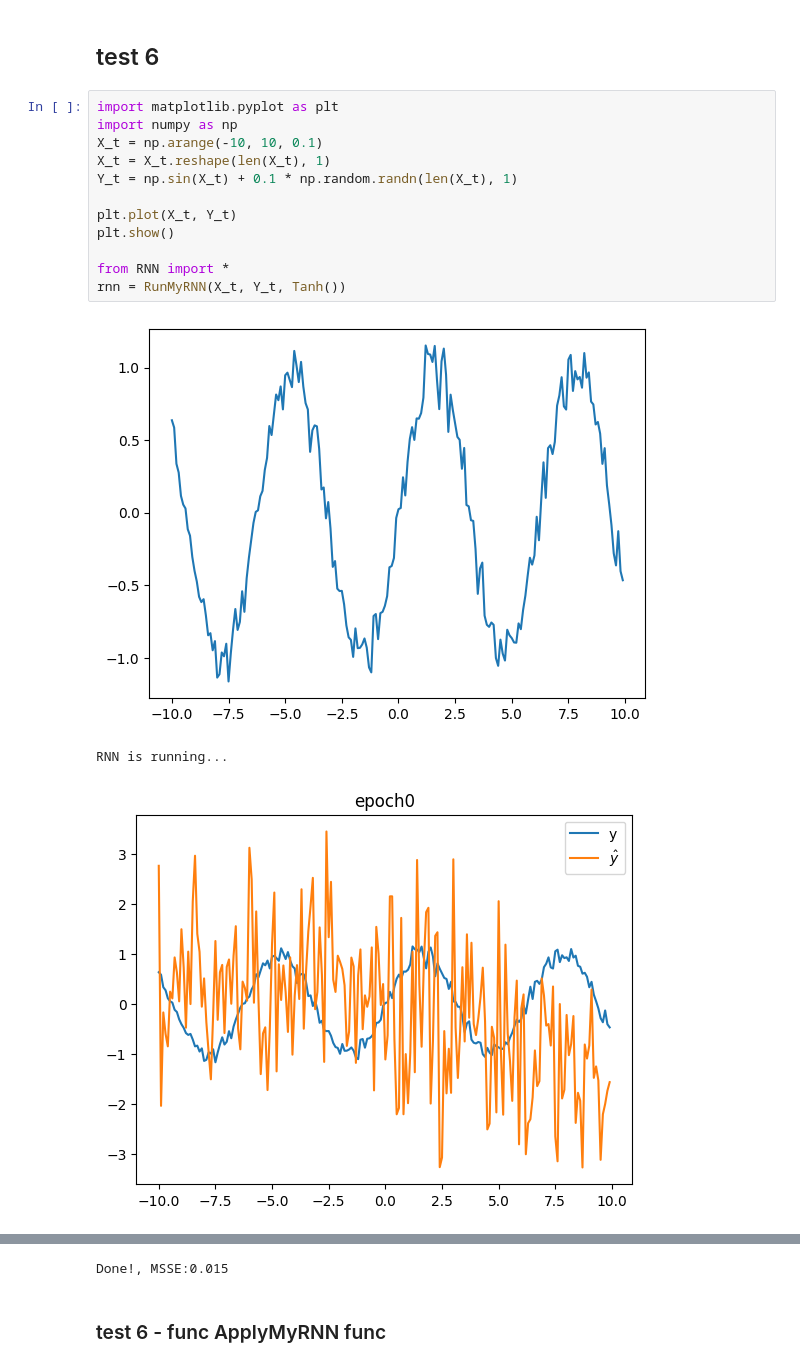
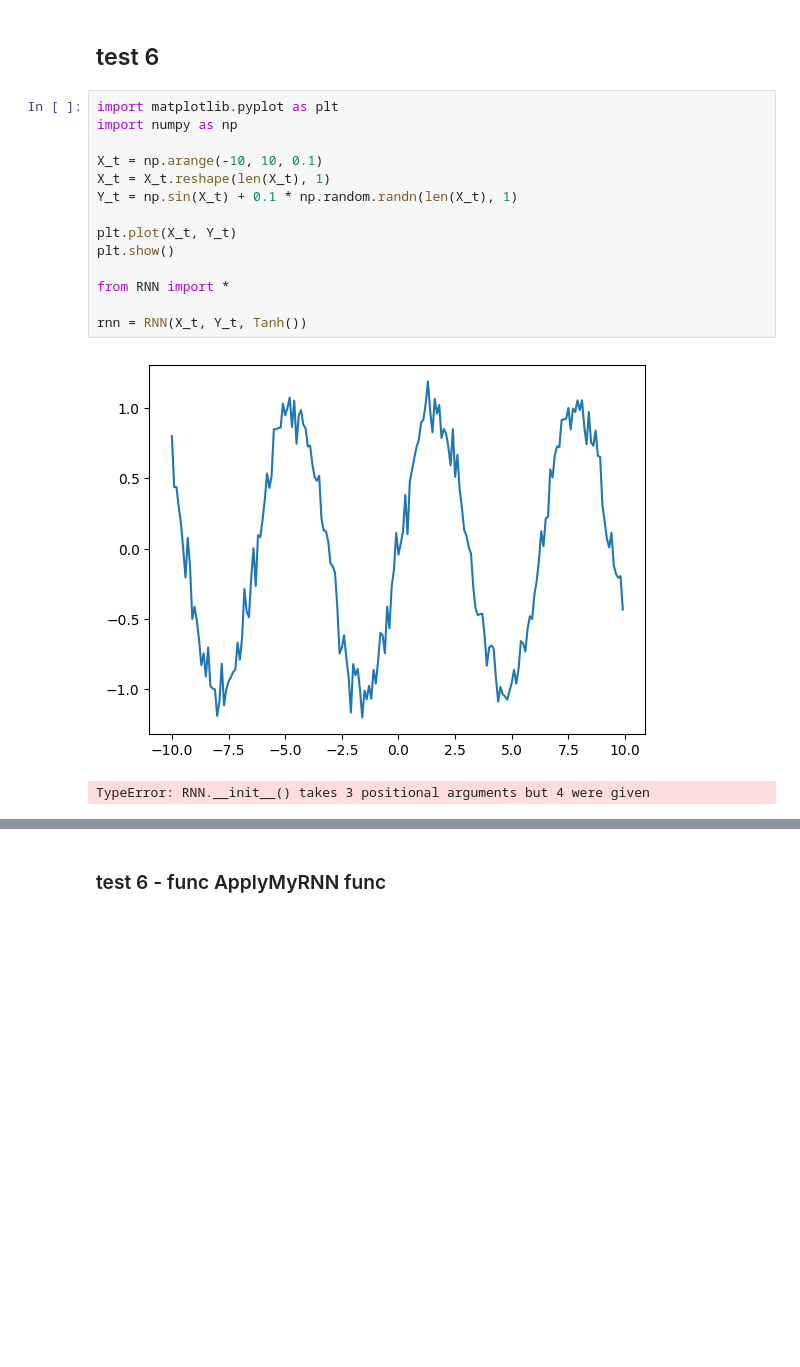
Before and after one commit to mohamadghoroobi/Deep_Learning_Review, a Jupyter notebook: 07_RNN_Application/testCell.ipynb, the cells around one changed output, grey strips where cells are left out. Drawn from its saved outputs; the diff is of its cells as text; blank space fills up the shorter version.

```diff
--- a/07_RNN_Application/testCell.ipynb
+++ b/07_RNN_Application/testCell.ipynb
@@ -211,16 +214,17 @@ plt.show()
 # %%
 import matplotlib.pyplot as plt
 import numpy as np
+
 X_t = np.arange(-10, 10, 0.1)
 X_t = X_t.reshape(len(X_t), 1)
 Y_t = np.sin(X_t) + 0.1 * np.random.randn(len(X_t), 1)
 
 plt.plot(X_t, Y_t)
 plt.show()
 
 from RNN import *
-rnn = RunMyRNN(X_t, Y_t, Tanh())
+
+rnn = RNN(X_t, Y_t, Tanh())
 # %% [output]
-[figure, old version]
+[figure, new version]
-RNN is running...
+TypeError: RNN.__init__() takes 3 positional arguments but 4 were given
-[figure, removed]
@@ -232,4 +231,3 @@ RNN is running...
-Done!, MSSE:0.015
 # %% [markdown]
 ### test 6 - func ApplyMyRNN func
 # %%
```
Also changed, not shown: parts of 6 cells of this notebook, 1 other file.
